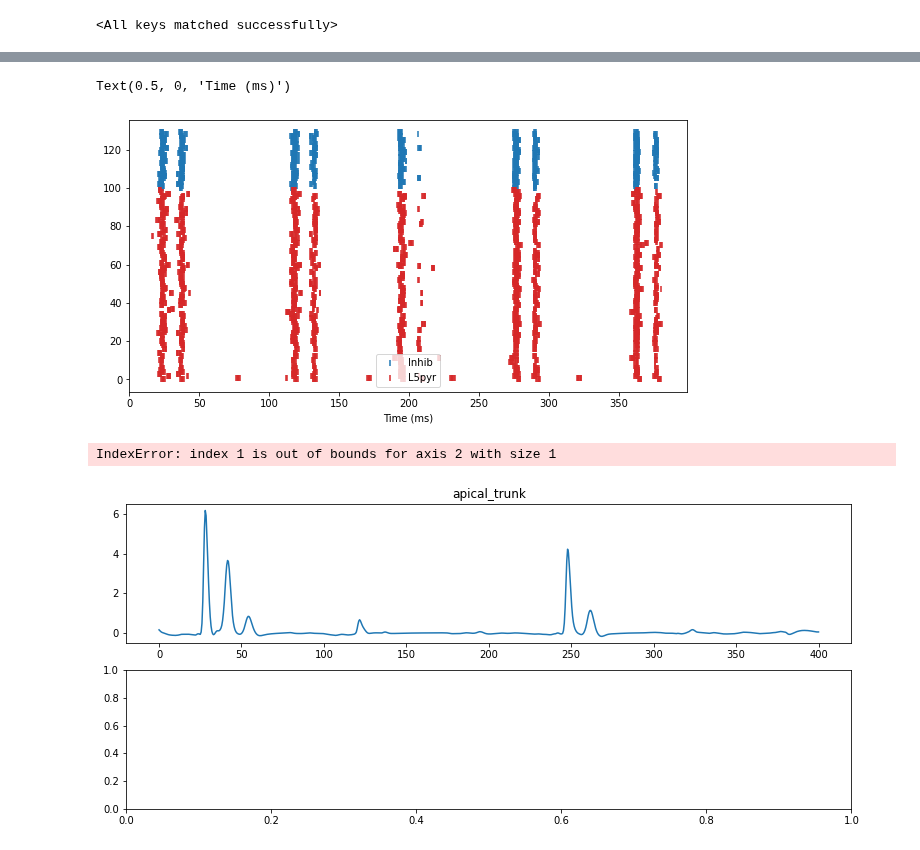
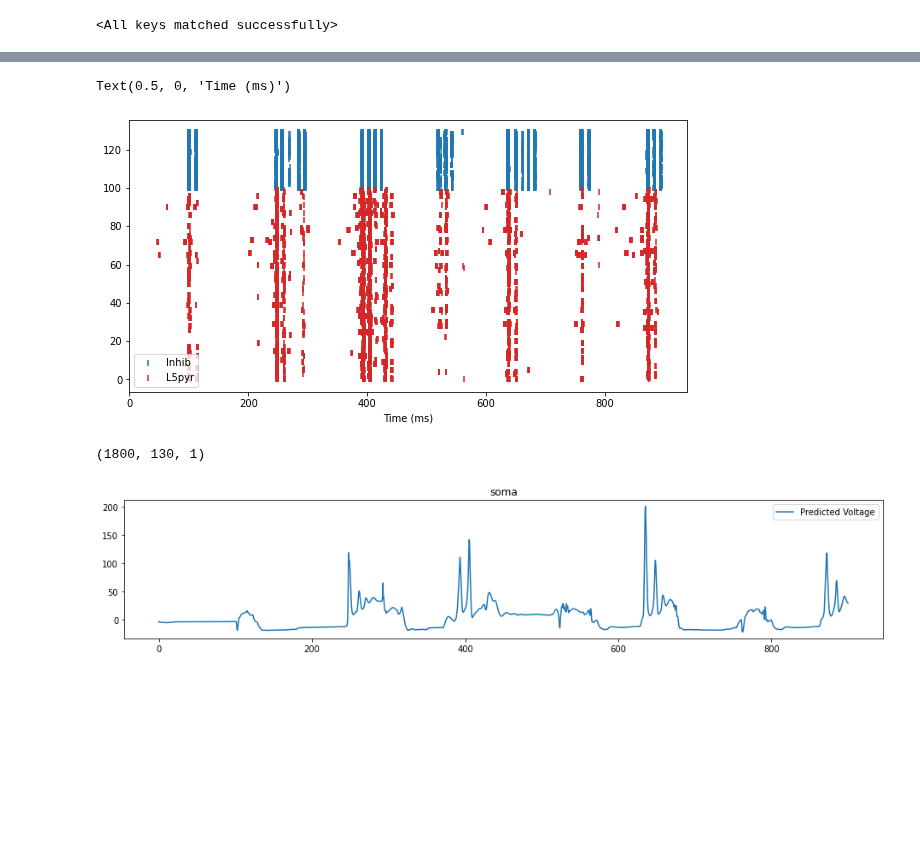
Before and after one commit to ntolley/bayesian_surrogates, a Jupyter notebook: surrogate_network.ipynb, the cells around one changed output, grey strips where cells are left out. Drawn from its saved outputs; the diff is of its cells as text; code cells hidden in the pictures; blank space fills up the shorter version.

```diff
--- a/surrogate_network.ipynb
+++ b/surrogate_network.ipynb
@@ -137,6 +126,6 @@ class model_lstm(nn.Module):
 # %%
 L5Pyr_model = model_lstm(input_size=training_set[0][0].shape[1], output_size=training_set[0][1].shape[1], device=device).to(device)
-L5Pyr_model.load_state_dict(torch.load('L5_pyramidal_model.pt'))
+L5Pyr_model.load_state_dict(torch.load('temp_models/L5_pyramidal_connected_model.pt'))
 # %% [output]
 <All keys matched successfully>
 # %%
@@ -152,11 +141,11 @@ def get_drive_indices(drive_name, receptor, training_set, net):
 # %%
 #LSTM/GRU architecture for decoding
 class model_network(nn.Module):
-    def __init__(self, net, L5Pyr_model, training_set, n_L5Pyr=100, n_inhib=30, soma_idx=-1, device='cuda:0', bidirectional=False):
+    def __init__(self, net, L5Pyr_model, training_set, n_L5Pyr=100, n_inhib=30, soma_idx=0, device='cuda:0', bidirectional=False):
         super(model_network, self).__init__()
         self.net = net
         self.L5Pyr_model = L5Pyr_model
-        self.training_set = training_set
+        self.training_set = training_set.datasets[0]
         self.device = device
 
         self.n_L5Pyr = n_L5Pyr
@@ -170,17 +159,17 @@ class model_network(nn.Module):
         self.drive_target_gids = None
 
 
-        self.threshold = 3.0
+        self.threshold = 100
         self.soma_idx = soma_idx  # index of soma compartment
 
         self.prox_indices = get_drive_indices('proximal', 'ampa', self.training_set, self.net)
         self.inhib_indices = get_drive_indices('soma', 'gabaa', self.training_set, self.net)
 
-        self.conn_mean = torch.tensor([5.0, 5.0, 5.0, 5.0])
+        self.conn_mean = torch.tensor([10.0, 10.0, 10.0, 10.0])
         self.conn_std = torch.tensor([1.0, 1.0, 1.0, 1.0])
 
-        # weight_matrix =  self.init_weight_matrix().detach().requires_grad_(True)
-        weight_matrix = torch.zeros((self.n_cells, self.L5Pyr_model.input_size, self.n_cells)).float().to(self.device)
+        weight_matrix =  self.init_weight_matrix().detach().requires_grad_(True)
+        # weight_matrix = torch.zeros((self.n_cells, self.L5Pyr_model.input_size, self.n_cells)).float().to(self.device)
 
         self.weight_matrix = nn.Parameter(weight_matrix).detach().to(self.device).requires_grad_(True)
 
@@ -208,7 +197,7 @@ class model_network(nn.Module):
 
         # EE
         weight_matrix = self.random_weight_matrix(n_cells=self.n_cells, n_sec=self.L5Pyr_model.input_size, sec_indices=self.prox_indices,
-                                     src_size=self.n_L5Pyr, target_size=5, src_range=self.L5Pyr_gids, target_range=self.L5Pyr_gids,
+                                     src_size=self.n_L5Pyr, target_size=30, src_range=self.L5Pyr_gids, target_range=self.L5Pyr_gids,
                                      weight_matrix=weight_matrix, mean_weight=self.conn_mean[0])
        # EI
         weight_matrix = self.random_weight_matrix(n_cells=self.n_cells, n_sec=self.L5Pyr_model.input_size, sec_indices=self.prox_indices,
@@ -255,7 +244,7 @@ class model_network(nn.Module):
 
     # Create input spike train
     def init_input_spikes(self, n_samples=1000):
-        input_spikes = torch.zeros((self.n_cells, n_samples + 1, len(training_set.isec_names)))
+        input_spikes = torch.zeros((self.n_cells, n_samples + 1, len(self.training_set.isec_names)))
 
         # prox_time_indices = np.arange(0, n_samples, 1000)  # 1 Hz input
 
@@ -380,11 +353,11 @@ plt.colorbar()
 # %%
 with torch.no_grad():
     model.eval()
-    input_spikes = model.init_input_spikes(n_samples=1000).to(device).requires_grad_(False)
-    pred_y = model(input_spikes).unsqueeze(2)
-pred_y_np = pred_y.detach().cpu().numpy()
+    input_spikes = model.init_input_spikes(n_samples=2000).to(device).requires_grad_(False)
+    pred_y = model(input_spikes)
+pred_y_np = pred_y.unsqueeze(2).detach().cpu().numpy()
 # %%
-cell_spikes = pred_y_np > 3.0
+cell_spikes = pred_y_np > 50.0
 cell_spike_indices = np.where(cell_spikes > 0)
 L5pyr_mask, inhib_mask = np.in1d(cell_spike_indices[1], model.L5Pyr_gids), np.in1d(cell_spike_indices[1], model.inhib_gids)
 L5pyr_spikes = (cell_spike_indices[1][L5pyr_mask], cell_spike_indices[0][L5pyr_mask])
@@ -398,23 +371,28 @@ plt.legend()
 plt.xlabel('Time (ms)')
 # %% [output]
 Text(0.5, 0, 'Time (ms)')
-[figure, old version]
+[figure, new version]
+# %%
+pred_y_np.shape
+# %% [output]
+(1800, 130, 1)
+# %%
+output_size=1
 # %%
-output_size = len(training_set.vsec_names)
+# output_size = len(training_set.datasets[0].vsec_names)
 tvec = np.linspace(0, pred_y_np.shape[0] * dt, pred_y_np.shape[0])
 plt.figure(figsize=(13, 3 * output_size))
 
 for idx in range(output_size):
     plt.subplot(output_size, 1, idx+1)
-    plt.plot(tvec, pred_y_np[:, 1, idx], color=f'C{idx}', label='Predicted Voltage')
+    plt.plot(tvec, pred_y_np[:, 3, idx], color=f'C{idx}', label='Predicted Voltage')
     # plt.xlim(2000, 4000)
-    plt.title(training_set.vsec_names[idx])
+    plt.title(training_set.datasets[0].vsec_names[idx])
     # plt.ylim(-0.5,1.8)
 plt.legend()
 plt.tight_layout()
 # %% [output]
-IndexError: index 1 is out of bounds for axis 2 with size 1
-[figure, old version]
+[figure, new version]
 # %%
 plt.figure(figsize=(13, 3))
 plt.plot(np.mean(pred_y_np[:, :,-1], axis=1))
```
Also changed, not shown: parts of 16 cells of this notebook, 4 other files.
